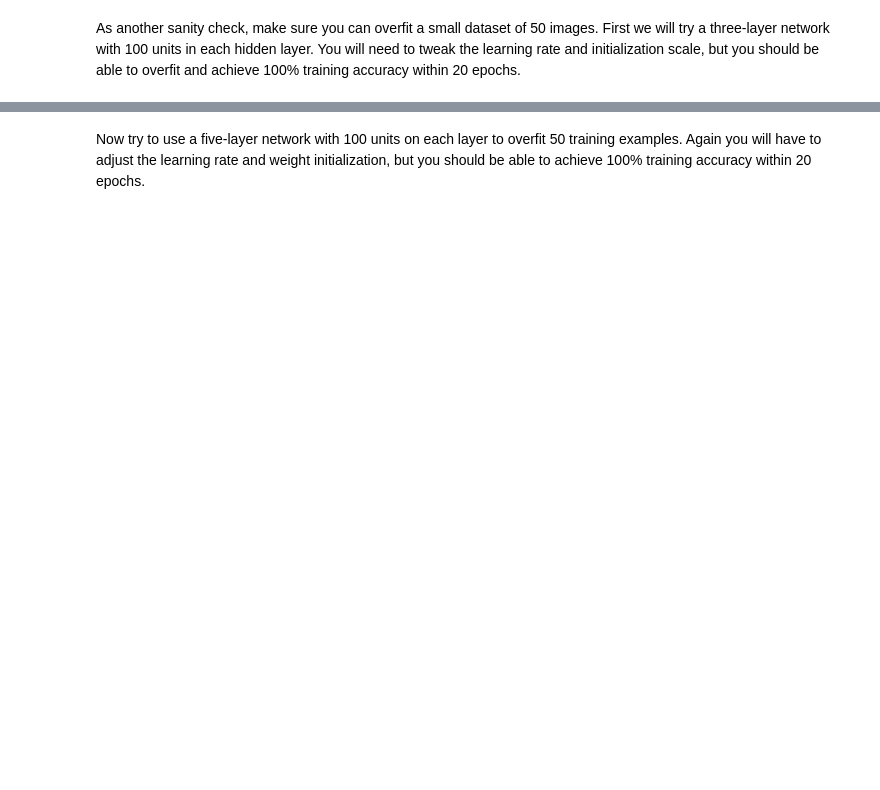
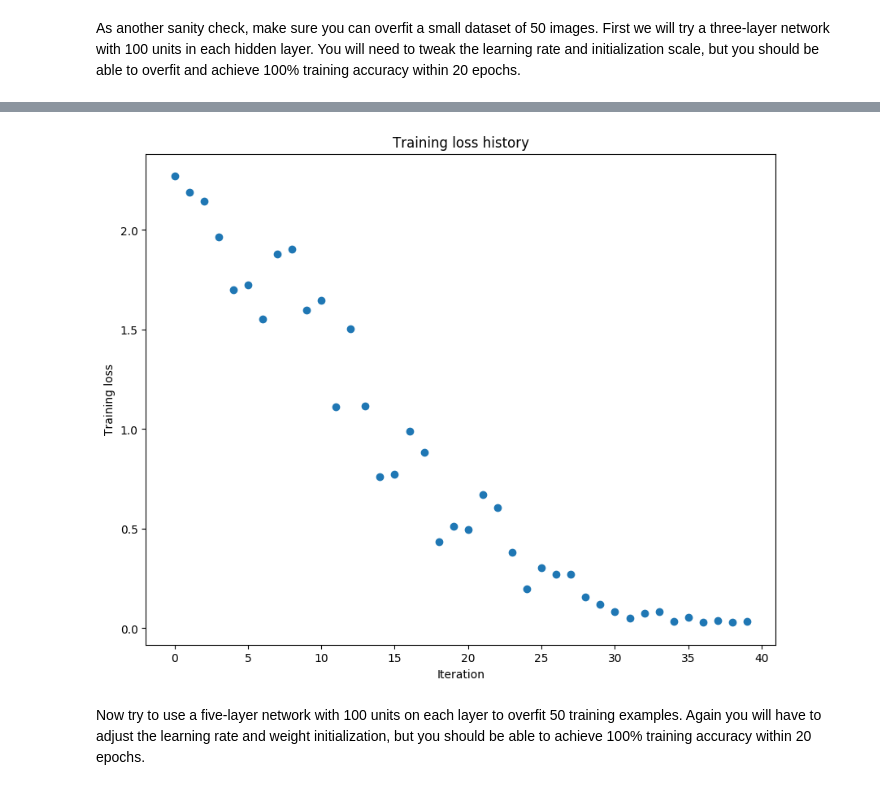
Before and after one commit to tcnguyen/CS231n, a Jupyter notebook: assignment2/FullyConnectedNets.ipynb, the cells around one changed output, grey strips where cells are left out. Drawn from its saved outputs; the diff is of its cells as text; code cells hidden in the pictures; blank space fills up the shorter version.

```diff
--- a/assignment2/FullyConnectedNets.ipynb
+++ b/assignment2/FullyConnectedNets.ipynb
@@ -425,7 +425,7 @@ small_data = {
 }
 
 weight_scale = 1e-2
-learning_rate = 1e-4
+learning_rate = 1e-2
 model = FullyConnectedNet([100, 100],
               weight_scale=weight_scale, dtype=np.float64)
 solver = Solver(model, small_data,
@@ -442,3 +442,4 @@ plt.title('Training loss history')
 plt.xlabel('Iteration')
 plt.ylabel('Training loss')
 plt.show()
+# %% [output]
@@ -445,3 +463,4 @@ plt.show()
+[figure, added]
 # %% [markdown]
 Now try to use a five-layer network with 100 units on each layer to overfit 50 training examples. Again you will have to adjust the learning rate and weight initialization, but you should be able to achieve 100% training accuracy within 20 epochs.
 # %%
```
Also changed, not shown: parts of 13 cells of this notebook.
